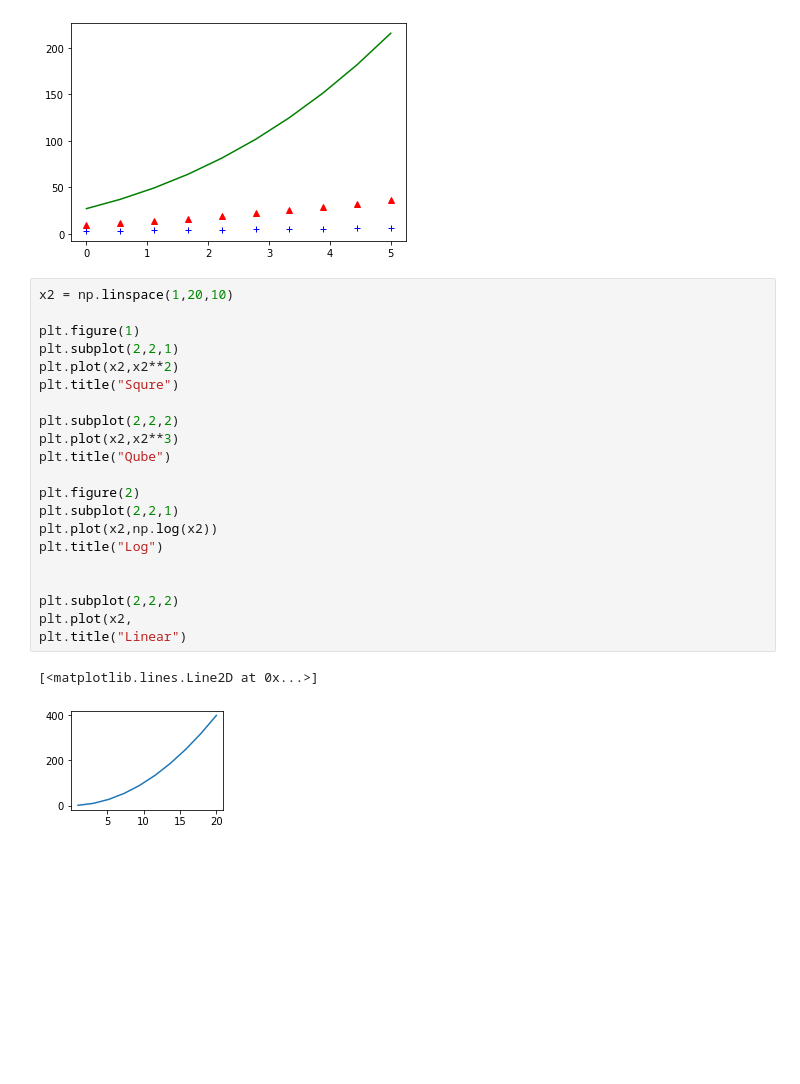
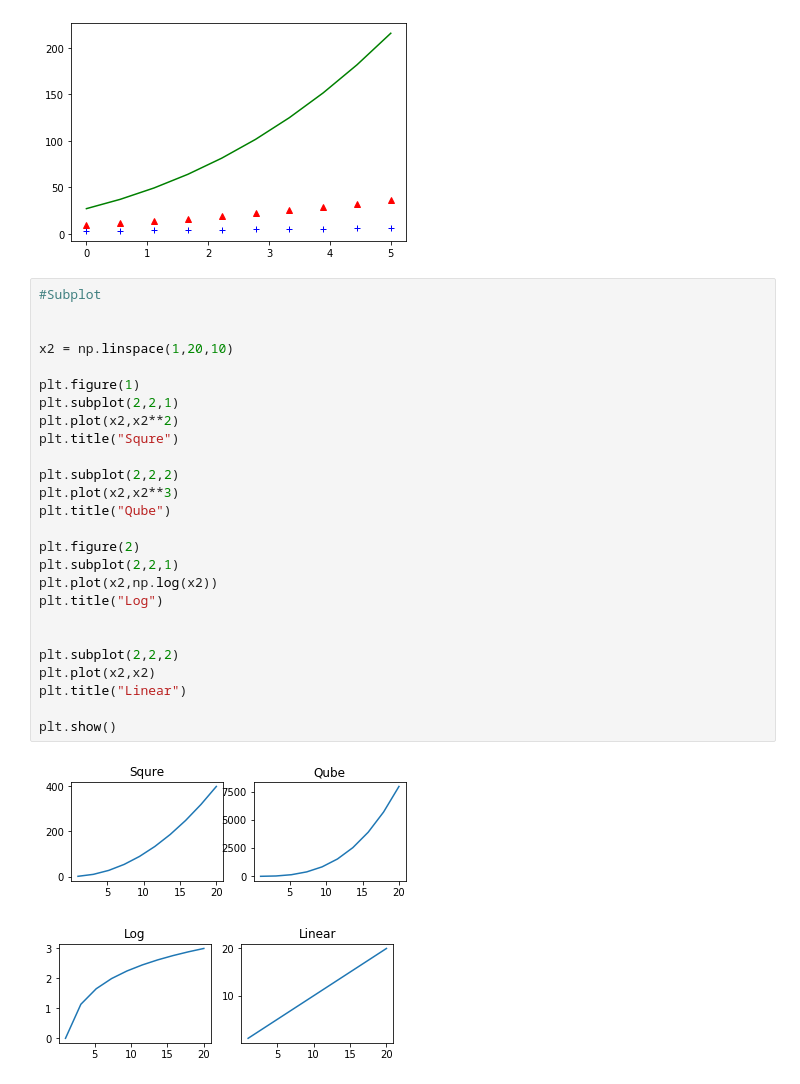
Before and after one commit to ArafatSabbir/Machine-Learning-with-Python-and-R, a Jupyter notebook: Data Visualization.ipynb, the cells around one changed output. Saved outputs shown, nothing was run; the diff lists cells and outputs as text; blank space fills up the shorter version.

```diff
--- a/Data Visualization.ipynb
+++ b/Data Visualization.ipynb
@@ -41,26 +41,31 @@ plt.show()
 # %% [output]
 [figure]
 # %%
+#Subplot
+
+
 x2 = np.linspace(1,20,10)
 
 plt.figure(1)
 plt.subplot(2,2,1)
 plt.plot(x2,x2**2)
 plt.title("Squre")
 
 plt.subplot(2,2,2)
 plt.plot(x2,x2**3)
 plt.title("Qube")
 
 plt.figure(2)
 plt.subplot(2,2,1)
 plt.plot(x2,np.log(x2))
 plt.title("Log")
 
 
 plt.subplot(2,2,2)
-plt.plot(x2,
+plt.plot(x2,x2)
 plt.title("Linear")
+
+plt.show()
 # %% [output]
-[<matplotlib.lines.Line2D at 0x...>]
-[figure, old version]
+[figure, new version]
+[figure, added]
```
Also changed, not shown: 12 other files.
